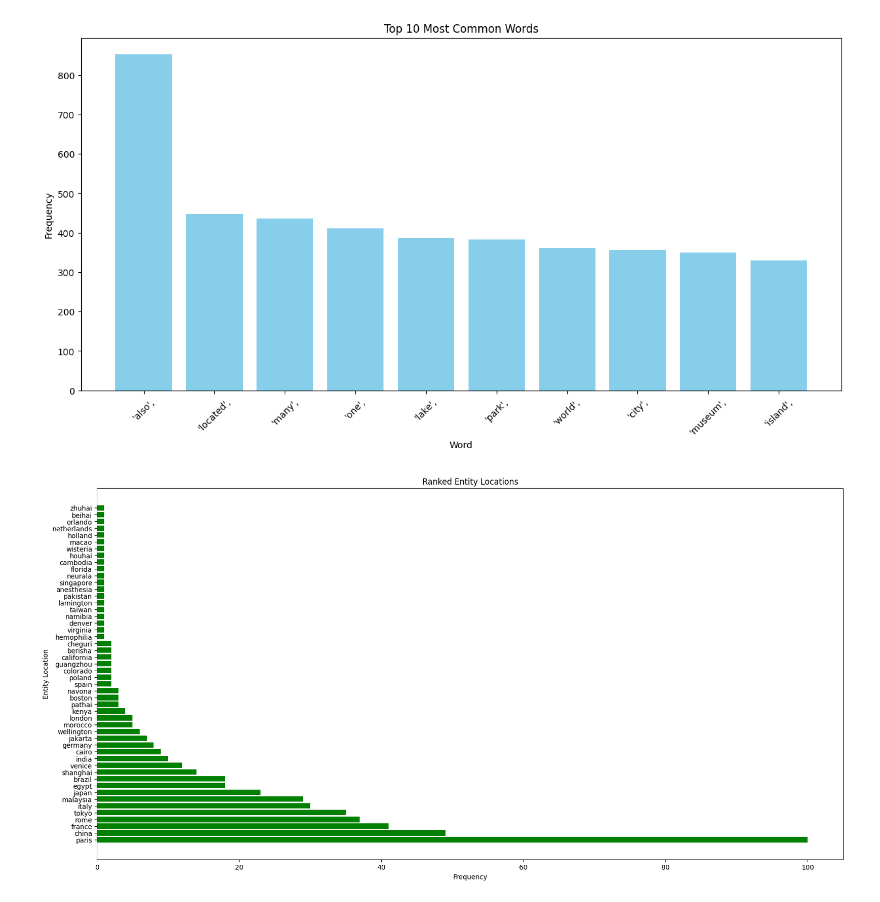
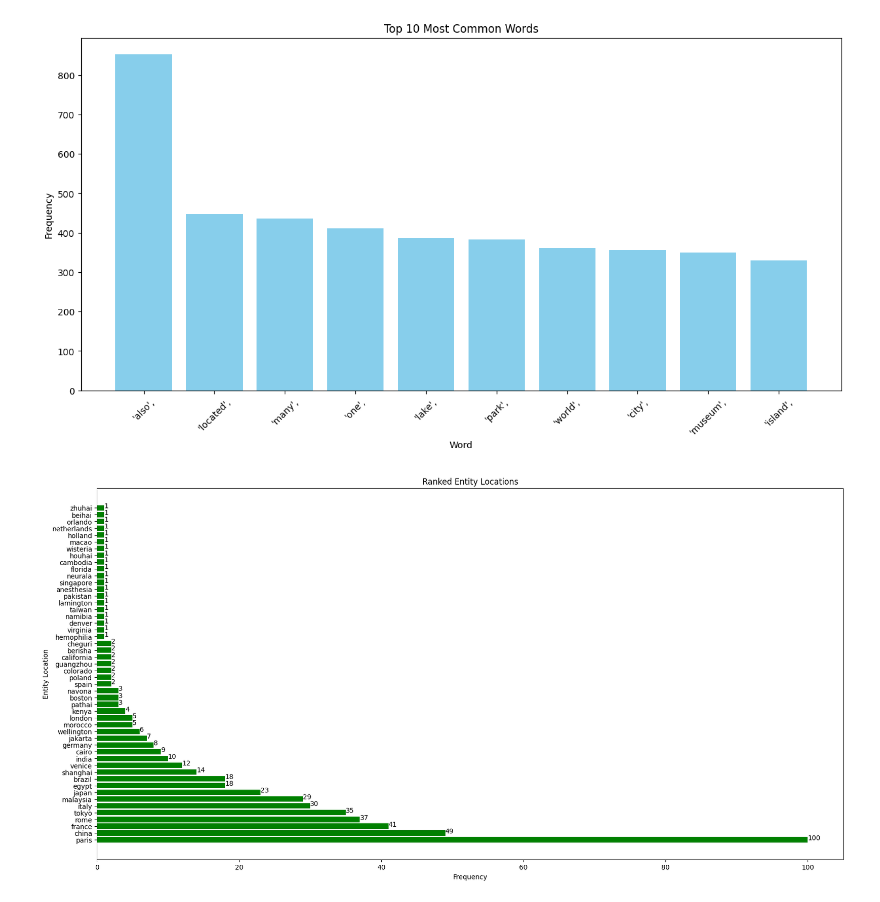
Before and after one commit to NikIrfann/FYP-Text-Classification, a Jupyter notebook: Data Cleaning/CleanData.ipynb, the cells around one changed output. Cells and saved outputs as stored; diff of their text form; code cells hidden in the pictures.

```diff
--- a/Data Cleaning/CleanData.ipynb
+++ b/Data Cleaning/CleanData.ipynb
@@ -263,19 +263,24 @@ plt.show()
 # %%
 import matplotlib.pyplot as plt
 from collections import Counter
 
 
 
 # Rank Entity Locations
 plt.figure(figsize=(20, 10))
 locations, counts = zip(*ranked_locations)
 plt.barh(locations, counts, color='green')
 plt.title('Ranked Entity Locations')
 plt.xlabel('Frequency')
 plt.ylabel('Entity Location')
+
+# Add frequency values to each bar
+for index, value in enumerate(counts):
+    plt.text(value, index, str(value))
+
 plt.show()
 # %% [output]
-[figure, old version]
+[figure, new version]
 # %%
 import os
 import pickle
```
Also changed, not shown: 7 other files.
